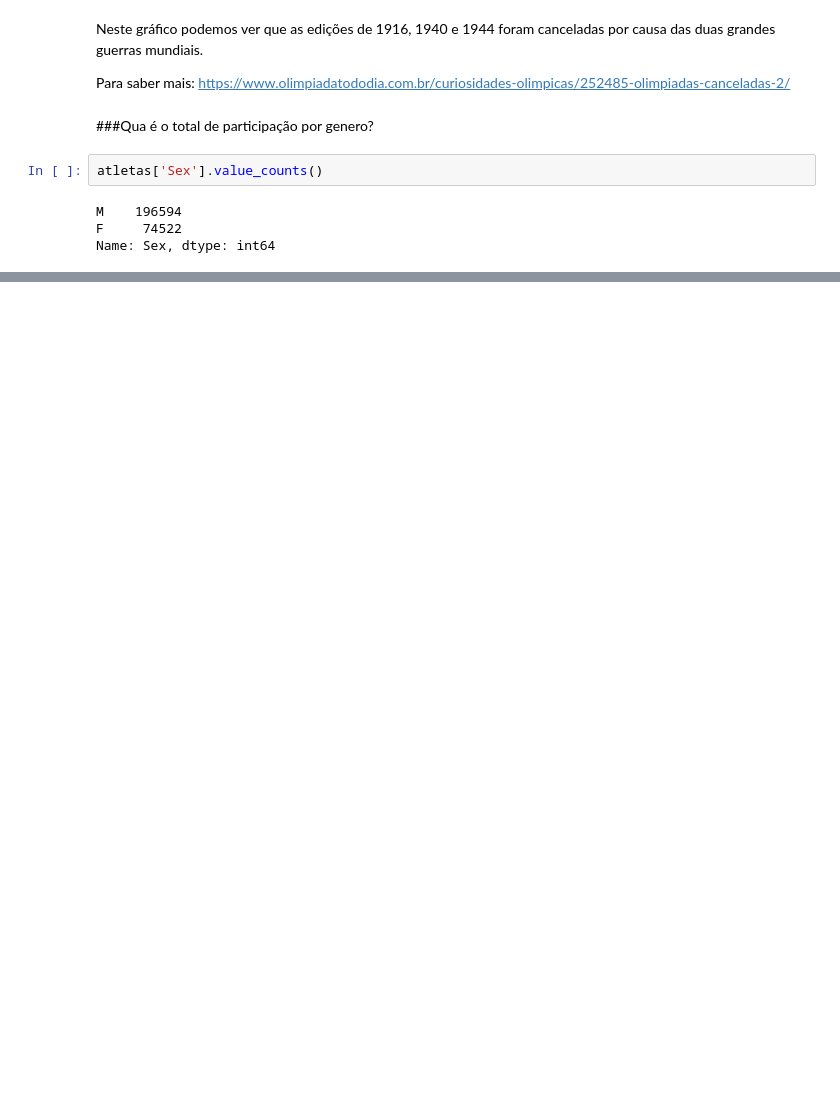
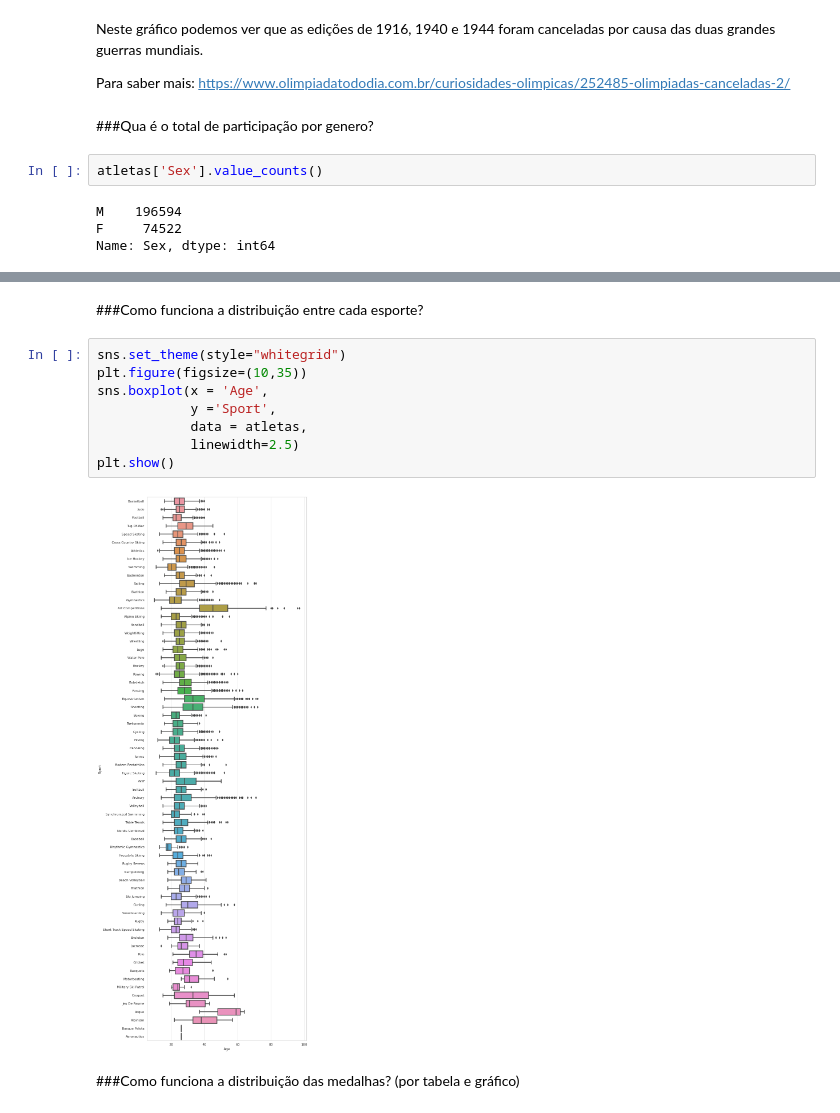
Before and after one commit to King-Bowie/projeto_olimpiadas, a Jupyter notebook: Olimpiadas.ipynb, the cells around one changed output, grey strips where cells are left out. Cells and saved outputs as stored; diff of their text form; blank space fills up the shorter version.

```diff
--- a/Olimpiadas.ipynb
+++ b/Olimpiadas.ipynb
@@ -175,0 +322,14 @@ plt.show()
+# %% [markdown]
+###Como funciona a distribuição entre cada esporte?
+# %%
+sns.set_theme(style="whitegrid")
+plt.figure(figsize=(10,35))
+sns.boxplot(x = 'Age',
+            y ='Sport',
+            data = atletas,
+            linewidth=2.5)
+plt.show()
+# %% [output]
+[figure, added]
+# %% [markdown]
+###Como funciona a distribuição das medalhas? (por tabela e gráfico)
```
Also changed, not shown: parts of 46 cells of this notebook.
